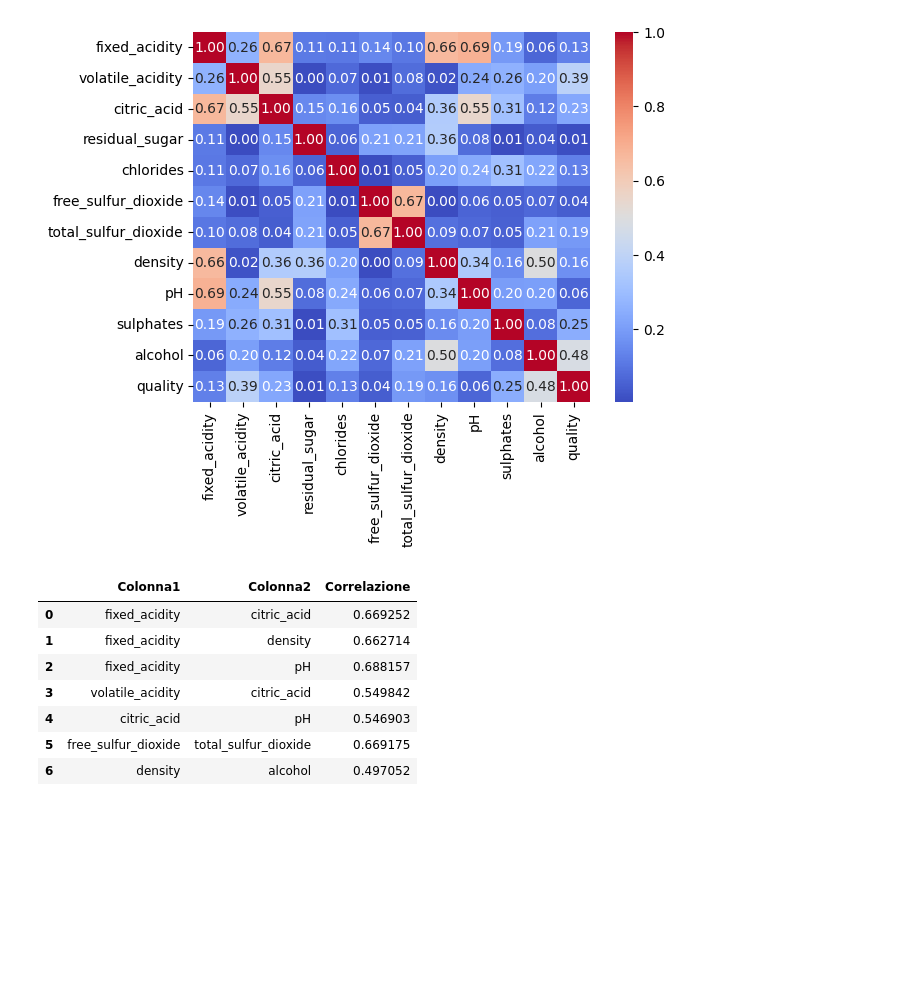
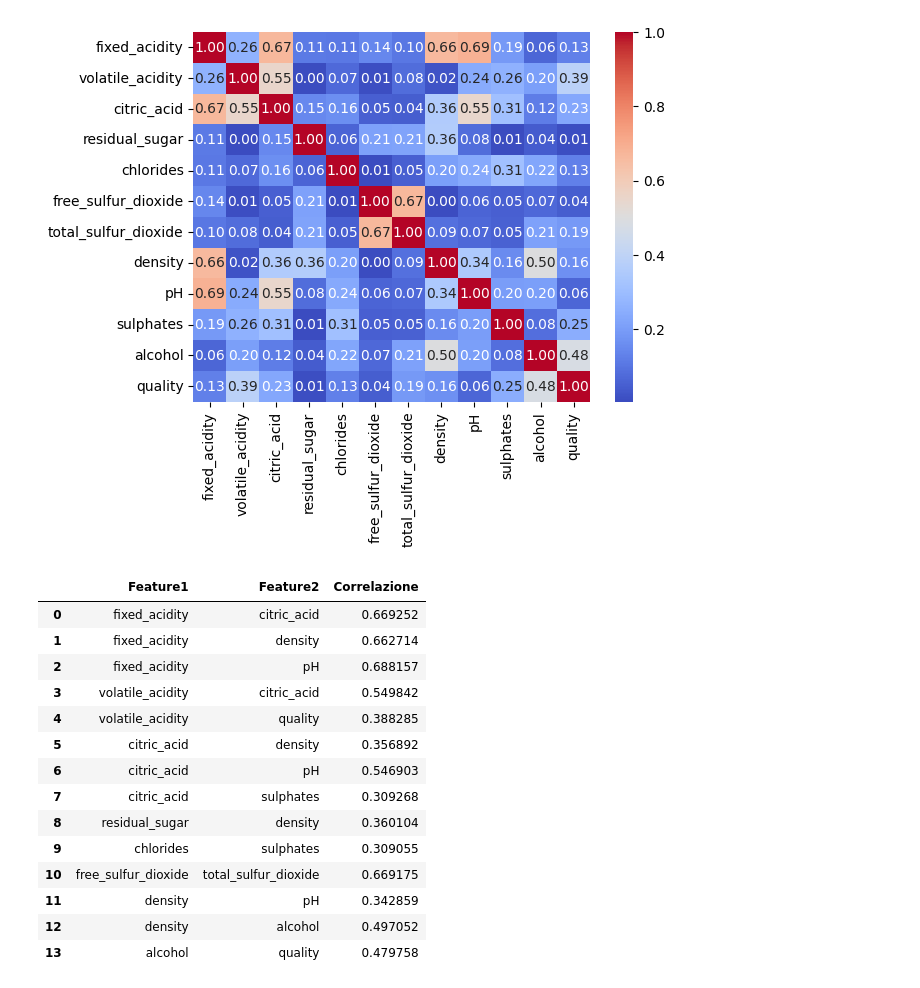
Before and after one commit to gonarec/WineDetector_Python_Project, a Jupyter notebook: Project.ipynb, the cells around one changed output. Drawn from its saved outputs; the diff is of its cells as text; code cells hidden in the pictures; blank space fills up the shorter version.

```diff
--- a/Project.ipynb
+++ b/Project.ipynb
@@ -55,24 +47,32 @@ plt.show()
 # %% [output]
 [figure]
 # %%
-corr_index = np.where((np.triu(corr_matrix, k=1) > 0.49)) #index of  correlated features
+corr_index = np.where((np.triu(corr_matrix, k=1) > 0.30)) # correlated index features
 
 corr_features = pd.DataFrame({
-    'Colonna1': corr_matrix.columns[corr_index[0]], #row
-    'Colonna2': corr_matrix.columns[corr_index[1]], #columns
+    'Feature1': corr_matrix.columns[corr_index[0]], #Feature1
+    'Feature2': corr_matrix.columns[corr_index[1]], #Feature2
     'Correlazione': corr_matrix.values[corr_index]
 })
 
+corr_matrix
 corr_features
 # %% [output]
-|  | Colonna1 | Colonna2 | Correlazione |
+|  | Feature1 | Feature2 | Correlazione |
 | 0 | fixed_acidity | citric_acid | 0.669252 |
 | 1 | fixed_acidity | density | 0.662714 |
 | 2 | fixed_acidity | pH | 0.688157 |
 | 3 | volatile_acidity | citric_acid | 0.549842 |
-| 4 | citric_acid | pH | 0.546903 |
-| 5 | free_sulfur_dioxide | total_sulfur_dioxide | 0.669175 |
-| 6 | density | alcohol | 0.497052 |
+| 4 | volatile_acidity | quality | 0.388285 |
+| 5 | citric_acid | density | 0.356892 |
+| 6 | citric_acid | pH | 0.546903 |
+| 7 | citric_acid | sulphates | 0.309268 |
+| 8 | residual_sugar | density | 0.360104 |
+| 9 | chlorides | sulphates | 0.309055 |
+| 10 | free_sulfur_dioxide | total_sulfur_dioxide | 0.669175 |
+| 11 | density | pH | 0.342859 |
+| 12 | density | alcohol | 0.497052 |
+| 13 | alcohol | quality | 0.479758 |
 # %% [markdown]
 ## Data Restoration Process
 
```
Also changed, not shown: parts of 11 cells of this notebook.
